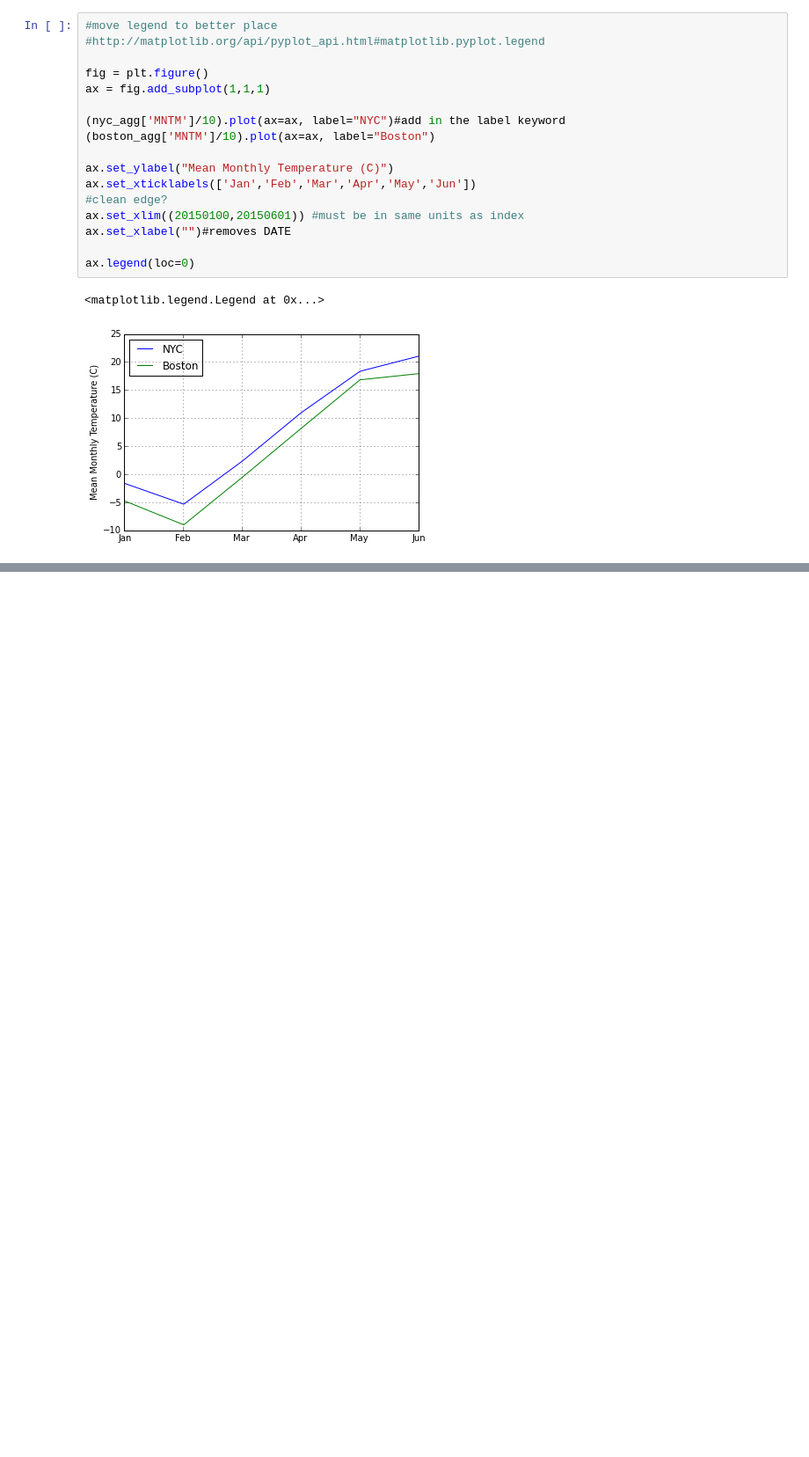
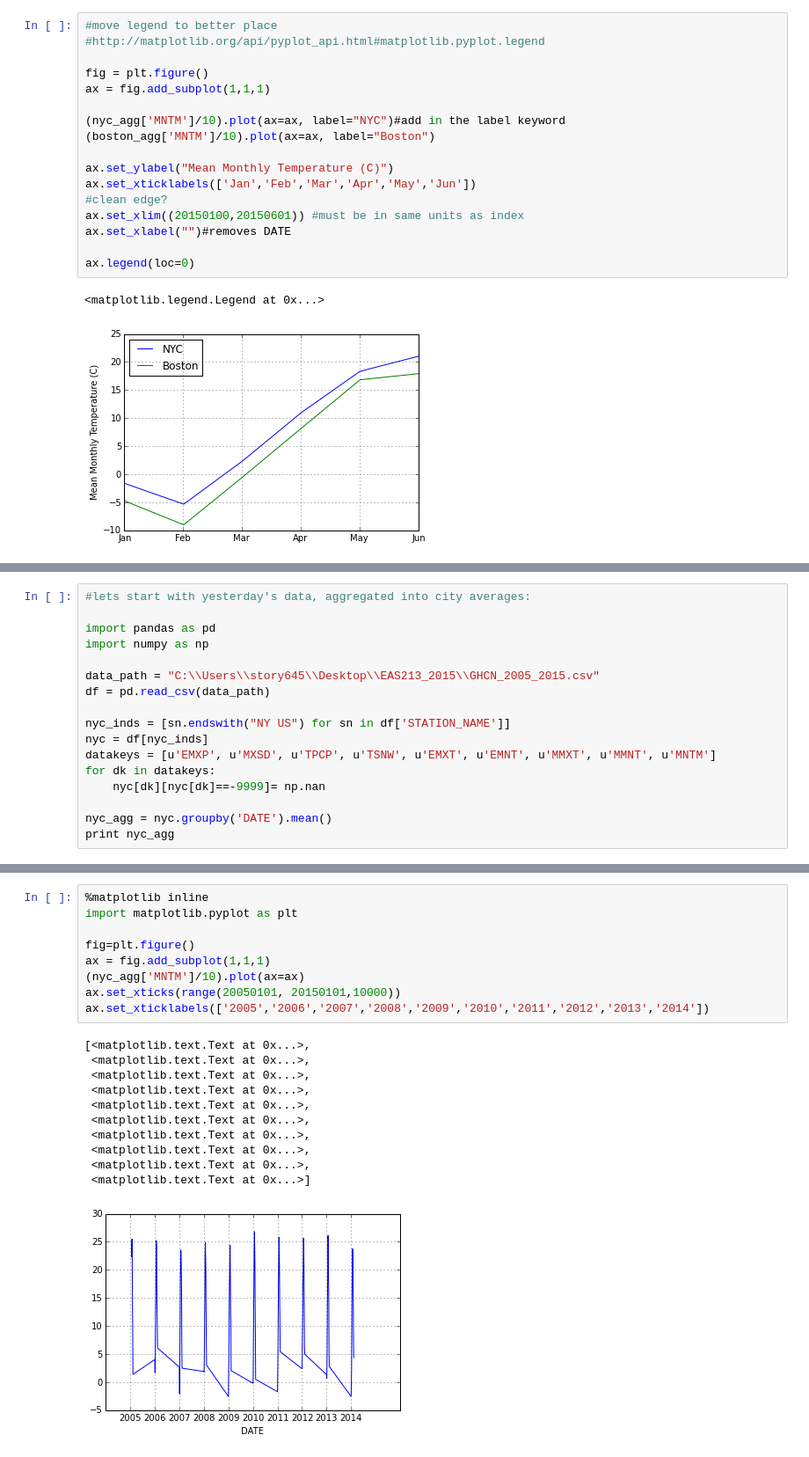
Before and after one commit to story645/EAS213, a Jupyter notebook: July17.ipynb, the cells around one changed output, grey strips where cells are left out. Shown at 88% size. Drawn from its saved outputs; the diff is of its cells as text; blank space fills up the shorter version.

Commit message:
added cells for dealing with longer time range ticklabels

```diff
--- a/July17.ipynb
+++ b/July17.ipynb
@@ -238,3 +237,20 @@ ax.set_xlabel("")
 # %% [output]
 <matplotlib.text.Text at 0x...>
 [figure]
+# %%
+#lets start with yesterday's data, aggregated into city averages:
+
+import pandas as pd
+import numpy as np
+
+data_path = "C:\\Users\\story645\\Desktop\\EAS213_2015\\GHCN_2005_2015.csv"
+df = pd.read_csv(data_path)
+
+nyc_inds = [sn.endswith("NY US") for sn in df['STATION_NAME']]
+nyc = df[nyc_inds]
+datakeys = [u'EMXP', u'MXSD', u'TPCP', u'TSNW', u'EMXT', u'EMNT', u'MMXT', u'MMNT', u'MNTM']
+for dk in datakeys:
+    nyc[dk][nyc[dk]==-9999]= np.nan
+
+nyc_agg = nyc.groupby('DATE').mean()
+print nyc_agg
@@ -240,0 +275,21 @@ ax.set_xlabel("")
+# %%
+%matplotlib inline
+import matplotlib.pyplot as plt
+
+fig=plt.figure()
+ax = fig.add_subplot(1,1,1)
+(nyc_agg['MNTM']/10).plot(ax=ax)
+ax.set_xticks(range(20050101, 20150101,10000))
+ax.set_xticklabels(['2005','2006','2007','2008','2009','2010','2011','2012','2013','2014'])
+# %% [output]
+[<matplotlib.text.Text at 0x...>,
+ <matplotlib.text.Text at 0x...>,
+ <matplotlib.text.Text at 0x...>,
+ <matplotlib.text.Text at 0x...>,
+ <matplotlib.text.Text at 0x...>,
+ <matplotlib.text.Text at 0x...>,
+ <matplotlib.text.Text at 0x...>,
+ <matplotlib.text.Text at 0x...>,
+ <matplotlib.text.Text at 0x...>,
+ <matplotlib.text.Text at 0x...>]
+[figure, added]
```
Also changed, not shown: parts of 4 cells of this notebook, 1 other file.
